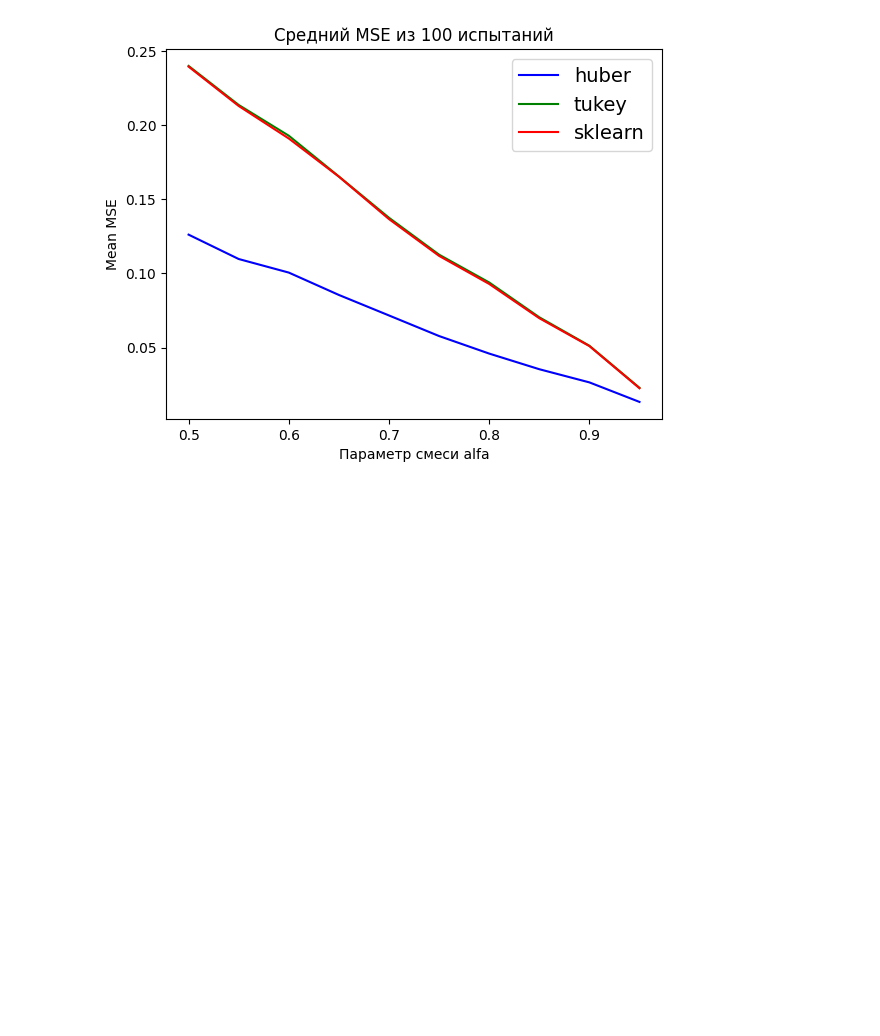
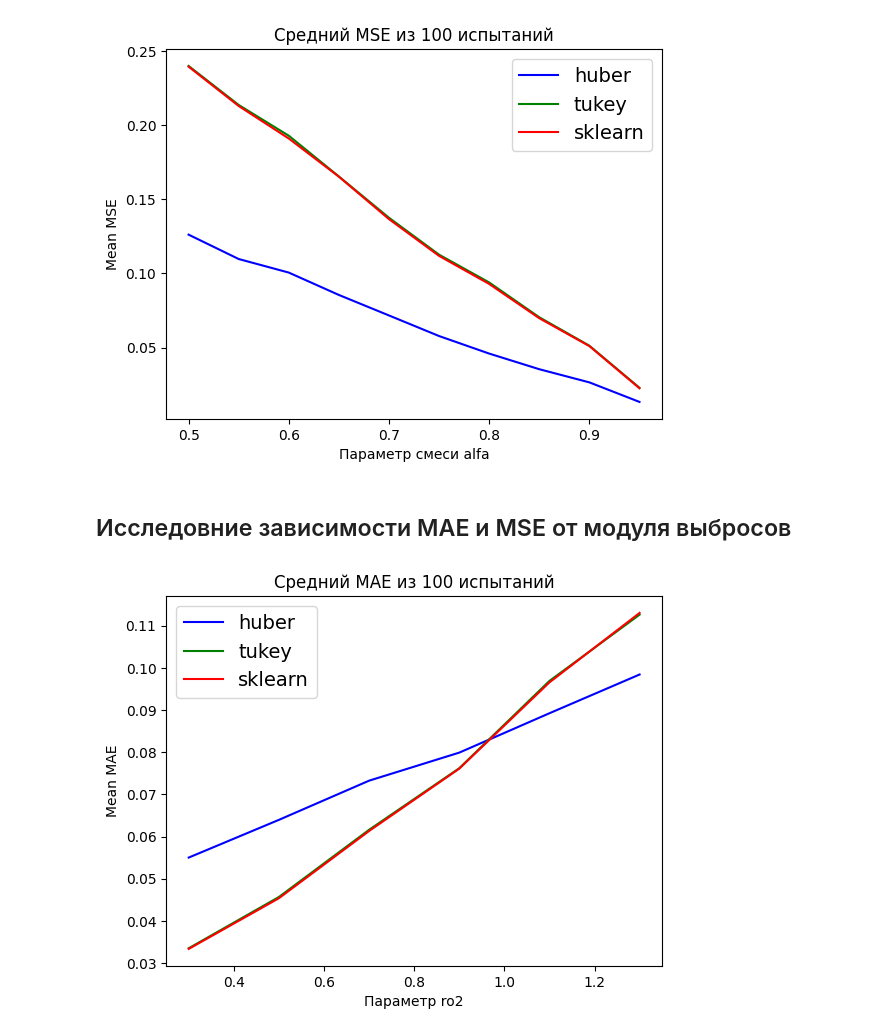
Before and after one commit to m1shutka/Robust-Radnom-Forest, a Jupyter notebook: Huber&Tukey_comparison.ipynb, the cells around one changed output. Cells and saved outputs as stored; diff of their text form; code cells hidden in the pictures; blank space fills up the shorter version.

```diff
--- a/Huber&Tukey_comparison.ipynb
+++ b/Huber&Tukey_comparison.ipynb
@@ -136,6 +136,7 @@ plt.show()
 ros = [0.01, 0.05, 0.10, 0.15, 0.20, 0.25, 0.30]
 dims = [100, 200, 300, 400, 500, 600, 700, 800, 900, 1000]
 alphas = [0.95, 0.9, 0.85, 0.8, 0.75, 0.7, 0.65, 0.6, 0.55, 0.5]
+noise_modules = [0.3, 0.5, 0.7, 0.9, 1.1, 1.3]
 # %% [markdown]
 ## Исследовние зависимости МАЕ и MSE от меры шума
 # %%
@@ -150,7 +151,7 @@ for ro in tqdm(ros):
 
     for i in range(n):
 
-        dist = Distribution(ro1=ro, _func=lambda x: x * np.sin(x))
+        dist = Distribution(ro1=ro, ro2=1.0, _func=lambda x: x * np.sin(x))
         X_train, X_test, Y_train, Y_test = dist.distribution([-6, 6], 500, 0)
 
         huber_rrf = RobustRandomForest(n_jobs=-1, regression = True, delta=delta)
@@ -214,7 +215,7 @@ for dim in tqdm(dims):
 
     for i in range(n):
 
-        dist = Distribution(alpha=0.9, ro1=0.1, _func=lambda x: x * np.sin(x))
+        dist = Distribution(alpha=0.9, ro1=0.1, ro2=1.0, _func=lambda x: x * np.sin(x))
         X_train, X_test, Y_train, Y_test = dist.distribution([-6, 6], dim, 0)
 
         huber_rrf = RobustRandomForest(n_jobs=-1, regression = True, delta=delta)
@@ -278,7 +279,7 @@ for alpha in tqdm(alphas):
 
     for i in range(n):
 
-        dist = Distribution(alpha=alpha, _func=lambda x: x * np.sin(x))
+        dist = Distribution(alpha=alpha, _func=lambda x: x * np.sin(x), ro2=1.0)
         X_train, X_test, Y_train, Y_test = dist.distribution([-6, 6], 500)
 
         huber_rrf = RobustRandomForest(n_jobs=-1, regression = True, delta=delta)
@@ -328,3 +329,5 @@ plt.legend(fontsize=14)
 plt.show()
 # %% [output]
 [figure]
+# %% [markdown]
+## Исследовние зависимости МАЕ и MSE от модуля выбросов
@@ -330,0 +374,11 @@ plt.show()
+# %%
+plt.title(f'Средний MAE из {n} испытаний')
+plt.plot(noise_modules, huber_mae, color='b', label='huber')
+plt.plot(noise_modules, tukey_mae, color='g', label='tukey')
+plt.plot(noise_modules, sk_mae, color='r', label='sklearn')
+plt.xlabel('Параметр ro2')
+plt.ylabel('Mean MAE')
+plt.legend(fontsize=14)
+plt.show()
+# %% [output]
+[figure, added]
```
Also changed, not shown: parts of 9 cells of this notebook.
